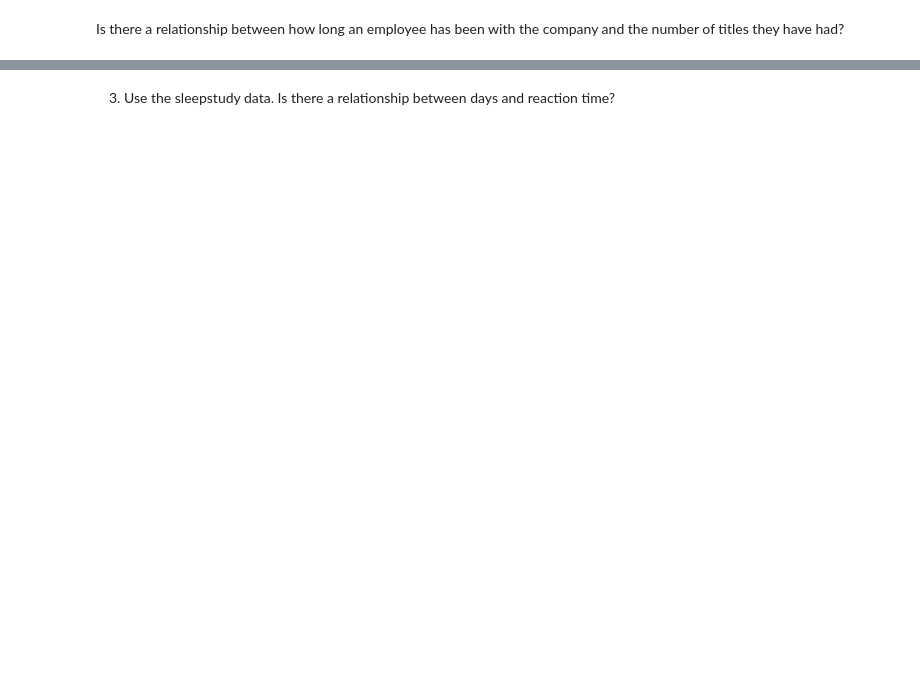
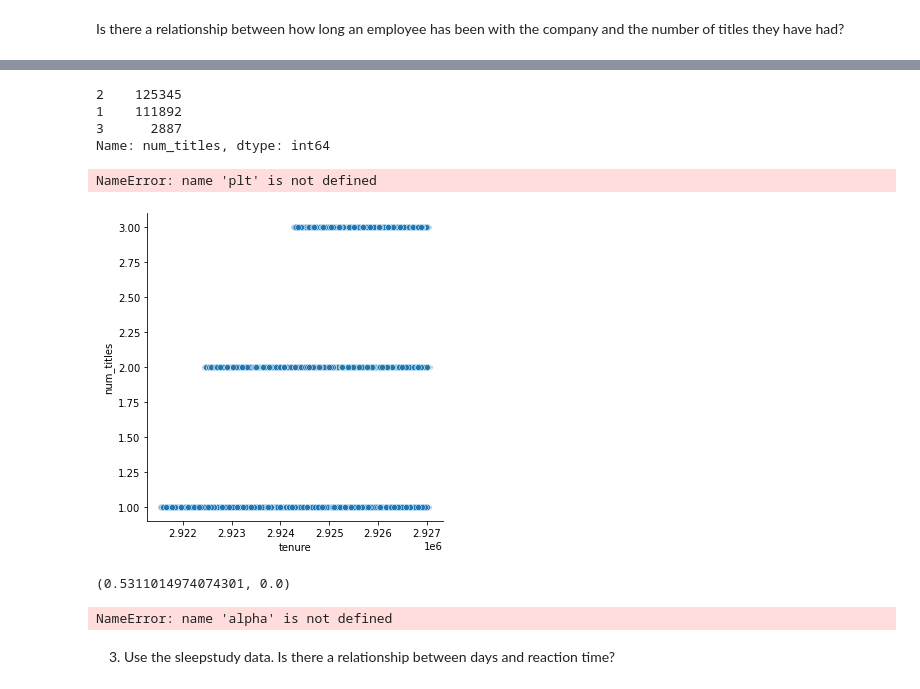
Before and after one commit to joe-bennett/statistics-exercises, a Jupyter notebook: hypothesis_testing.ipynb, the cells around one changed output, grey strips where cells are left out. Saved outputs shown, nothing was run; the diff lists cells and outputs as text; code cells hidden in the pictures; blank space fills up the shorter version.

```diff
--- a/hypothesis_testing.ipynb
+++ b/hypothesis_testing.ipynb
@@ -179,6 +230,4 @@ r= 0.5857597986661374, p=4.6033703473404816e-64
 # %%
 from env import get_db_url
 
-get_db_url('employees')
-
-employees = ''''''
+url=get_db_url('employees')
@@ -187,2 +357,16 @@ SyntaxError: invalid syntax (1677670821.py, line 5)
 # %% [markdown]
 Is there a relationship between how long an employee has been with the company and the number of titles they have had?
+# %%
+#set sql query
+query = '''
+    select emp_no
+    , datediff(max(to_date), min(from_date)) as tenure
+    , count(title) as num_titles
+    from titles
+    group by emp_no
+    having max(to_date) = '9999-01-01'
+    ;
+    '''
+# %%
+#read in sql query
+df = pd.read_sql(query, url)
@@ -189,2 +410,32 @@ Is there a relationship between how long an employee has been with the company a
+# %%
+df.num_titles.value_counts()
+# %% [output]
+2    125345
+1    111892
+3      2887
+Name: num_titles, dtype: int64
+# %%
+#plot the relationship!
+sns.relplot(data=df, x=df.tenure, y=df.num_titles)
+plt.show()
+# %% [output]
+NameError: name 'plt' is not defined
+[figure, added]
+# %%
+
+#calculate r and p
+r, p = stats.pearsonr(df.tenure, df.num_titles)
+r, p
+# %% [output]
+(0.5311014974074301, 0.0)
+# %%
+
+#evaluate p-value
+if p < alpha:
+    print("We reject the null hypothesis")
+else:
+    print("We fail to reject the null hypothesis")
+# %% [output]
+NameError: name 'alpha' is not defined
 # %% [markdown]
 3. Use the sleepstudy data. Is there a relationship between days and reaction time?
```
Also changed, not shown: parts of 32 cells of this notebook, 5 other files.
